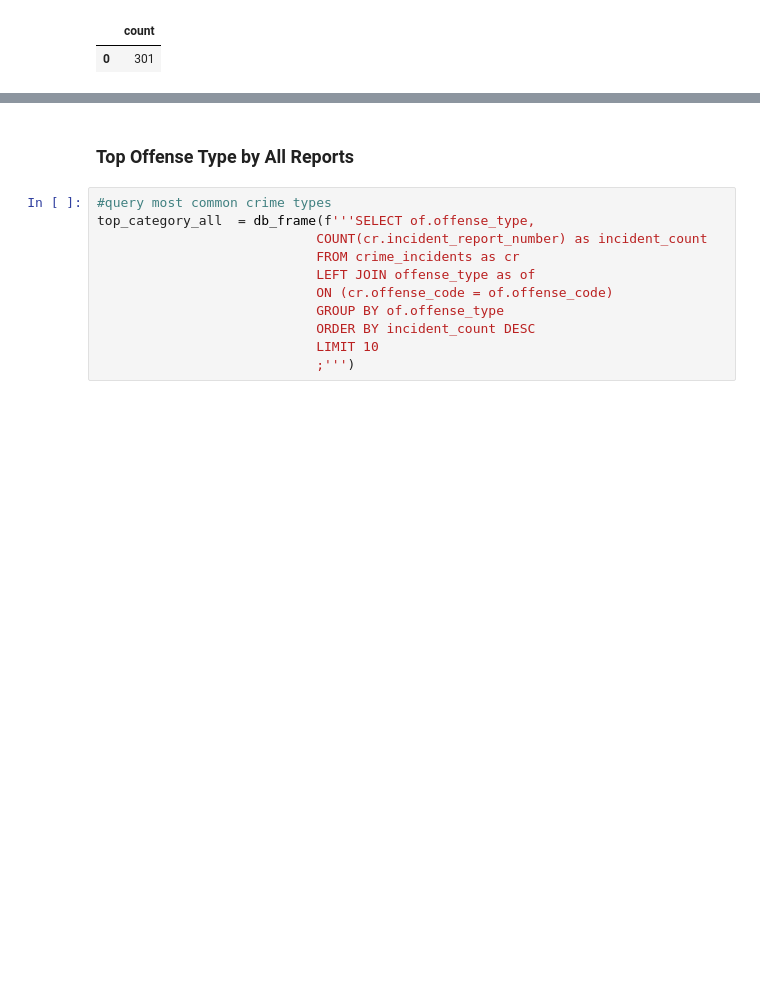
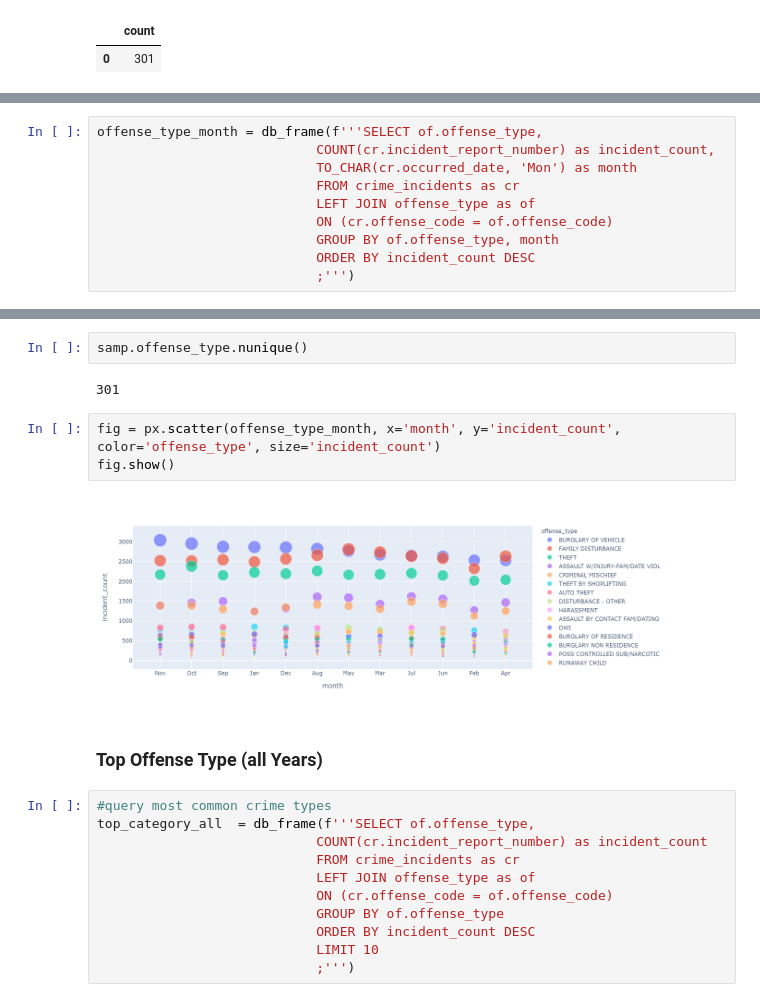
Before and after one commit to DonnieData/austin_crime_EDA, a Jupyter notebook: crime_data_EDA.ipynb, the cells around one changed output, grey strips where cells are left out. Cells and saved outputs as stored; diff of their text form; blank space fills up the shorter version.

```diff
--- a/crime_data_EDA.ipynb
+++ b/crime_data_EDA.ipynb
@@ -70,0 +73,10 @@ count_offense_type.rename({'count':'Number of Offense Types'}, inplace=True)
+# %%
+offense_type_month = db_frame(f'''SELECT of.offense_type,
+                            COUNT(cr.incident_report_number) as incident_count,
+                            TO_CHAR(cr.occurred_date, 'Mon') as month
+                            FROM crime_incidents as cr
+                            LEFT JOIN offense_type as of
+                            ON (cr.offense_code = of.offense_code)
+                            GROUP BY of.offense_type, month
+                            ORDER BY incident_count DESC
+                            ;''')
@@ -71,5 +92,14 @@ count_offense_type.rename({'count':'Number of Offense Types'}, inplace=True)
+# %%
+samp.offense_type.nunique()
+# %% [output]
+301
+# %%
+fig = px.scatter(offense_type_month, x='month', y='incident_count', color='offense_type', size='incident_count')
+fig.show()
+# %% [output]
+[figure, added]
 # %% [markdown]
-### Top Offense Type by All Reports
+### Top Offense Type (all Years)
 # %%
 #query most common crime types
 top_category_all  = db_frame(f'''SELECT of.offense_type,
```
Also changed, not shown: parts of 2 cells of this notebook, 7 other files.
